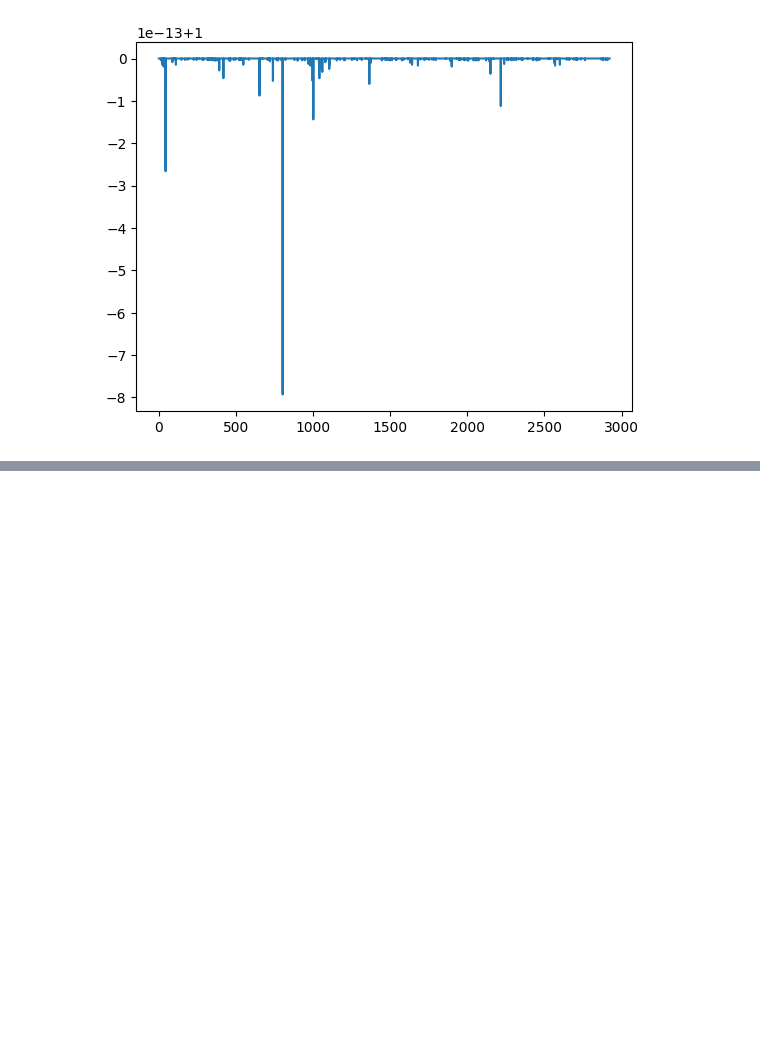
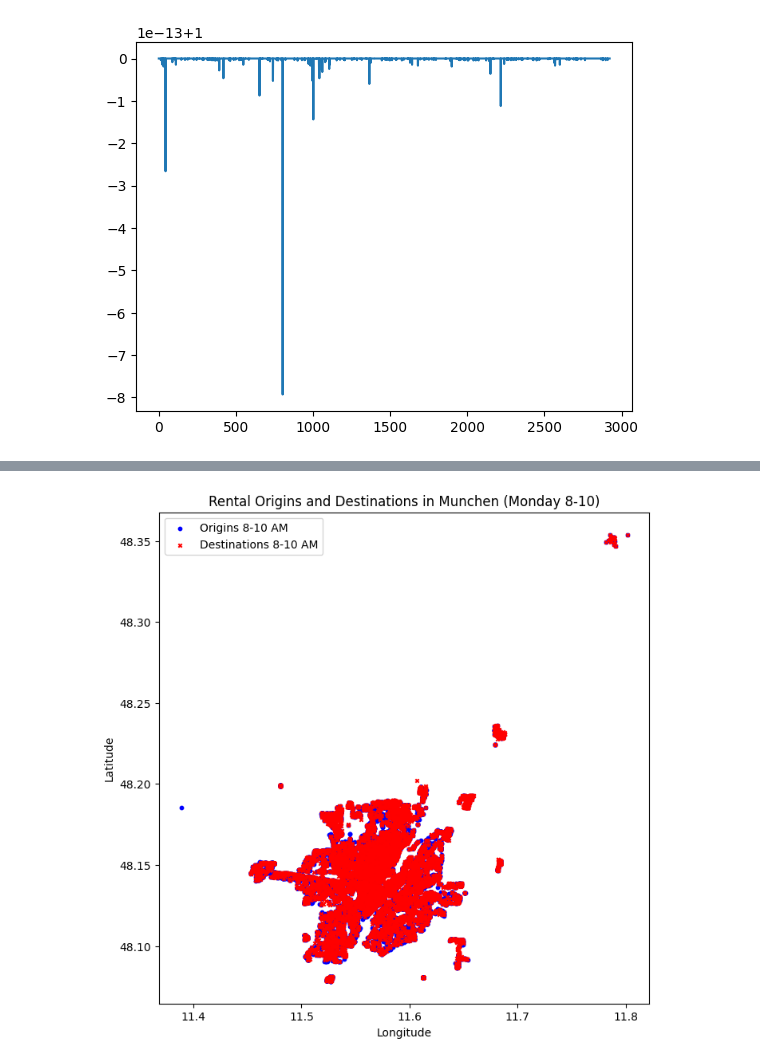
Before and after one commit to Mattiane/ICTforSmartMobilty_project, a Jupyter notebook: lab1.ipynb, the cells around one changed output, grey strips where cells are left out. Cells and saved outputs as stored; diff of their text form; code cells hidden in the pictures; blank space fills up the shorter version.

Commit message:
Point 6 (a-b) and point 7 a

```diff
--- a/lab1.ipynb
+++ b/lab1.ipynb
@@ -404,0 +481,73 @@ plt.show()
+# %%
+#7
+#a
+pipeline = [
+    {"$match": {
+        "city": "Munchen"
+    }},
+    {"$addFields": {
+        "init_day": {"$dayOfWeek": "$init_date"},
+        "init_hour": {"$hour": "$init_date"},
+        "final_hour": {"$hour": "$final_date"}
+    }},
+    {"$match": {
+        "init_day": 2,  # Monday change here to see different distribution
+        "$or": [
+            {"init_hour": {"$gte": 8, "$lt": 10}},  # 8-10
+            {"init_hour": {"$gte": 18, "$lt": 20}}  # 18-20
+        ]
+    }},
+    {"$project": {
+        "init_coords": {"$arrayElemAt": ["$origin_destination.coordinates", 0]},
+        "final_coords": {"$arrayElemAt": ["$origin_destination.coordinates", 1]},
+        "init_date": 1,
+        "final_date": 1
+    }}
+]
+
+# Execute the pipeline
+data = list(db["PermanentBookings"].aggregate(pipeline))
+
+coords_8_10 = {"origins": [], "destinations": []}
+coords_18_20 = {"origins": [], "destinations": []}
+
+# Organize data by time of day
+for i in data:
+    init_hour = i["init_date"].hour
+    if 8 <= init_hour < 10:
+        coords_8_10["origins"].append(i["init_coords"])
+        coords_8_10["destinations"].append(i["final_coords"])
+    elif 18 <= init_hour < 20:
+        coords_18_20["origins"].append(i["init_coords"])
+        coords_18_20["destinations"].append(i["final_coords"])
+
+# Create GeoDataFrames
+origins_x_8_10 = [coord[0] for coord in coords_8_10["origins"]]
+origins_y_8_10 = [coord[1] for coord in coords_8_10["origins"]]
+destinations_x_8_10 = [coord[0] for coord in coords_8_10["destinations"]]
+destinations_y_8_10 = [coord[1] for coord in coords_8_10["destinations"]]
+
+origins_x_18_20 = [coord[0] for coord in coords_18_20["origins"]]
+origins_y_18_20 = [coord[1] for coord in coords_18_20["origins"]]
+destinations_x_18_20 = [coord[0] for coord in coords_18_20["destinations"]]
+destinations_y_18_20 = [coord[1] for coord in coords_18_20["destinations"]]
+
+# Create GeoDataFrames
+origins_gdf_8_10 = gpd.GeoDataFrame(geometry=gpd.points_from_xy(origins_x_8_10, origins_y_8_10), crs="EPSG:4326")
+destinations_gdf_8_10 = gpd.GeoDataFrame(geometry=gpd.points_from_xy(destinations_x_8_10, destinations_y_8_10), crs="EPSG:4326")
+
+origins_gdf_18_20 = gpd.GeoDataFrame(geometry=gpd.points_from_xy(origins_x_18_20, origins_y_18_20), crs="EPSG:4326")
+destinations_gdf_18_20 = gpd.GeoDataFrame(geometry=gpd.points_from_xy(destinations_x_18_20, destinations_y_18_20), crs="EPSG:4326")
+
+# Plot the data
+fig, ax = plt.subplots(1, 1, figsize=(12, 8))
+
+origins_gdf_8_10.plot(ax=ax, color="blue", marker="o", label="Origins 8-10 AM", markersize=10)
+destinations_gdf_8_10.plot(ax=ax, color="red", marker="x", label="Destinations 8-10 AM", markersize=10)
+plt.legend()
+plt.xlabel("Longitude")
+plt.ylabel("Latitude")
+plt.title("Rental Origins and Destinations in Munchen (Monday 8-10)")
+plt.show()
+# %% [output]
+[figure, added]
```
Also changed, not shown: parts of 5 cells of this notebook.
